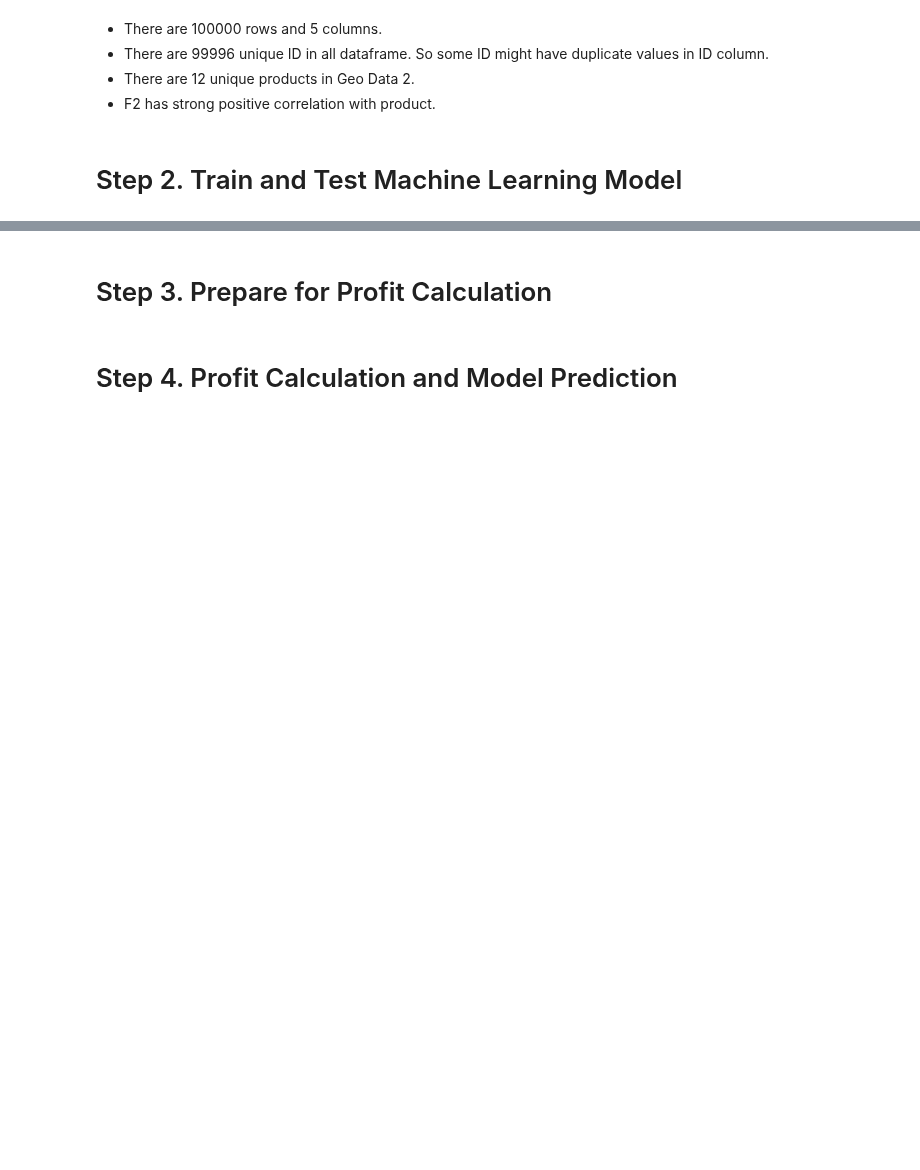
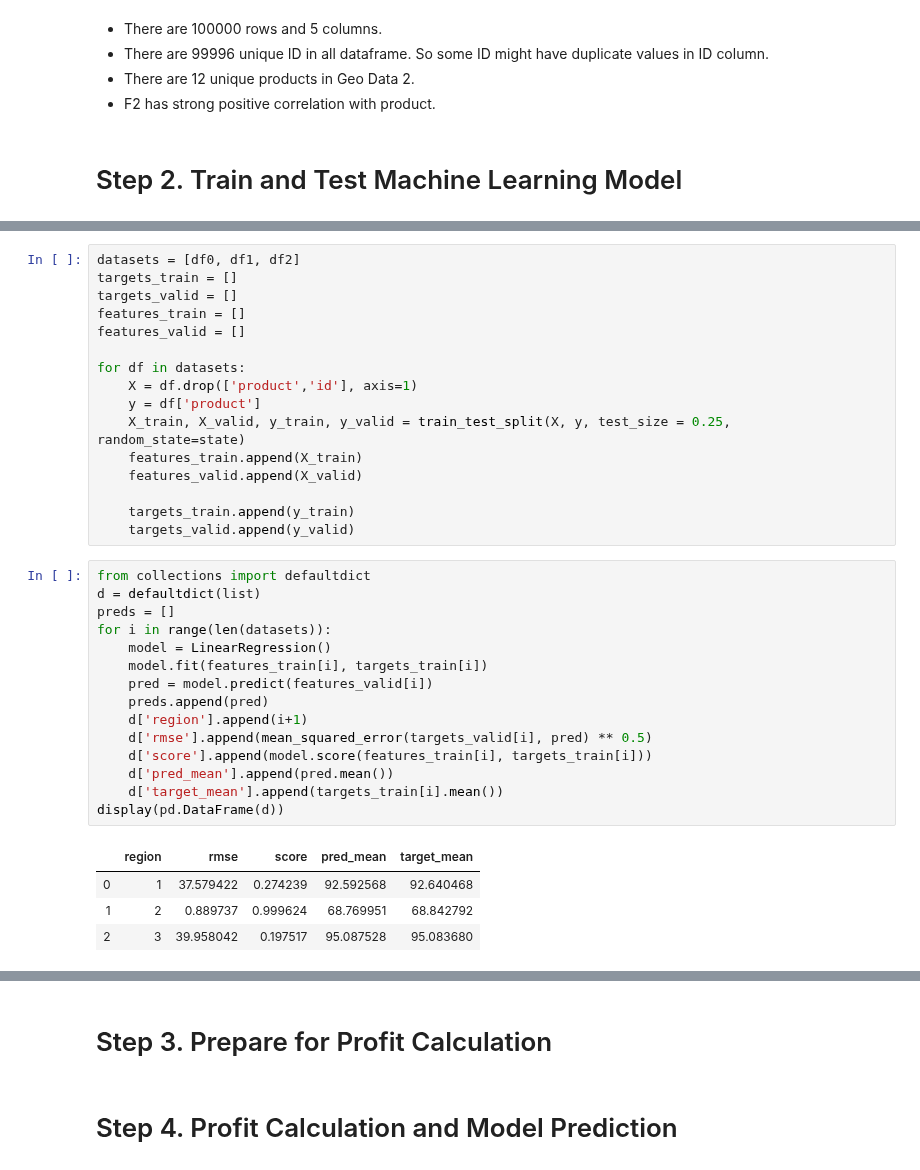
Before and after one commit to rainbowmoonlight/Yandex_Practicum_Projects, a Jupyter notebook: 08 Oil Wells ML Prediction - In Progress/Oil Wells Prediction Machine Learning.ipynb, the cells around one changed output, grey strips where cells are left out. Saved outputs shown, nothing was run; the diff lists cells and outputs as text; blank space fills up the shorter version.

Commit message:
update oil well prediction ML

```diff
--- a/08 Oil Wells ML Prediction - In Progress/Oil Wells Prediction Machine Learning.ipynb
+++ b/08 Oil Wells ML Prediction - In Progress/Oil Wells Prediction Machine Learning.ipynb
@@ -277,0 +285,36 @@ In Geo Data 3, F2 has strong positive correlation 0.45 with product.
+# %%
+datasets = [df0, df1, df2]
+targets_train = []
+targets_valid = []
+features_train = []
+features_valid = []
+
+for df in datasets:
+    X = df.drop(['product','id'], axis=1)
+    y = df['product']
+    X_train, X_valid, y_train, y_valid = train_test_split(X, y, test_size = 0.25, random_state=state)
+    features_train.append(X_train)
+    features_valid.append(X_valid)
+
+    targets_train.append(y_train)
+    targets_valid.append(y_valid)
+# %%
+from collections import defaultdict
+d = defaultdict(list)
+preds = []
+for i in range(len(datasets)):
+    model = LinearRegression()
+    model.fit(features_train[i], targets_train[i])
+    pred = model.predict(features_valid[i])
+    preds.append(pred)
+    d['region'].append(i+1)
+    d['rmse'].append(mean_squared_error(targets_valid[i], pred) ** 0.5)
+    d['score'].append(model.score(features_train[i], targets_train[i]))
+    d['pred_mean'].append(pred.mean())
+    d['target_mean'].append(targets_train[i].mean())
+display(pd.DataFrame(d))
+# %% [output]
+|  | region | rmse | score | pred_mean | target_mean |
+| 0 | 1 | 37.579422 | 0.274239 | 92.592568 | 92.640468 |
+| 1 | 2 | 0.889737 | 0.999624 | 68.769951 | 68.842792 |
+| 2 | 3 | 39.958042 | 0.197517 | 95.087528 | 95.083680 |
```
Also changed, not shown: parts of 2 cells of this notebook.
